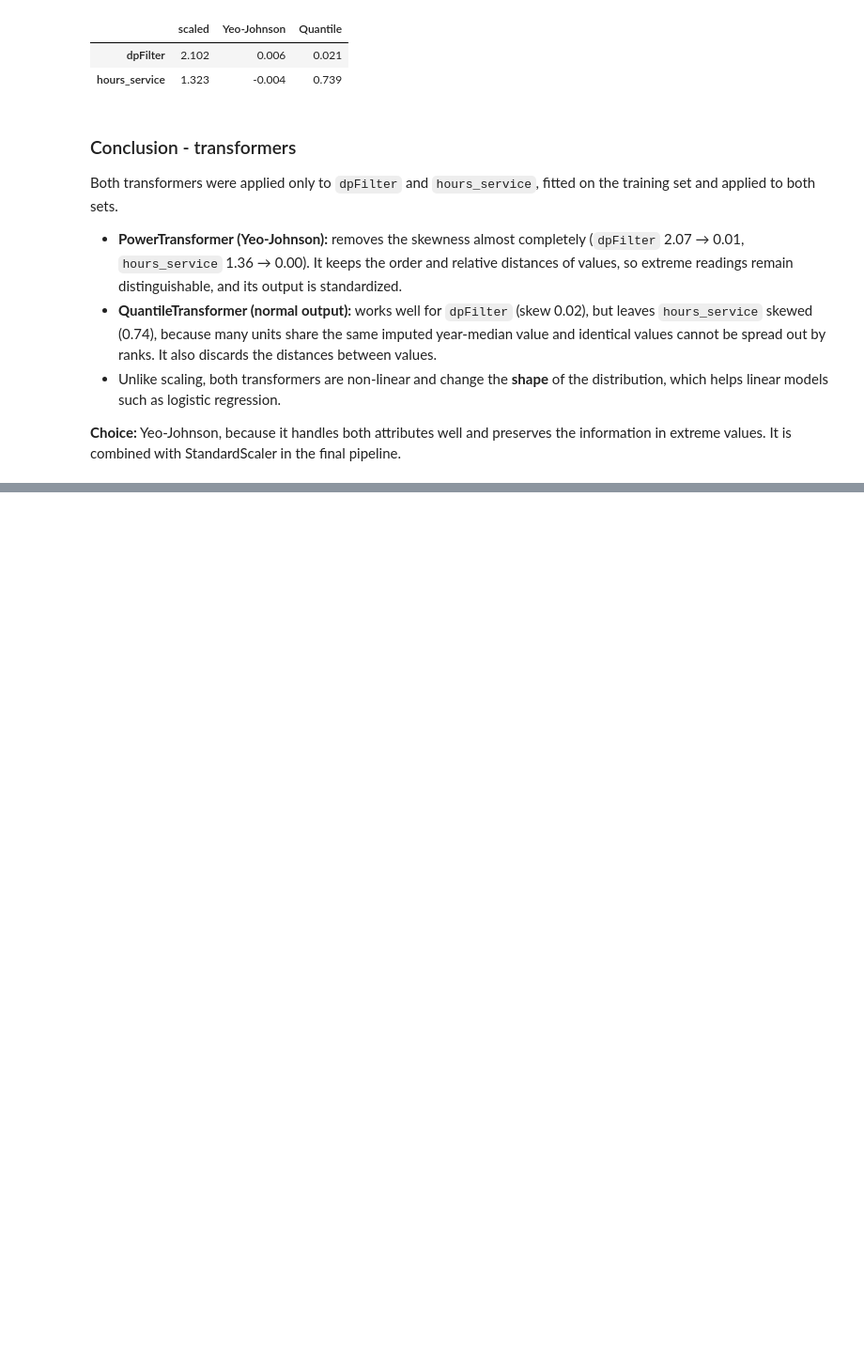
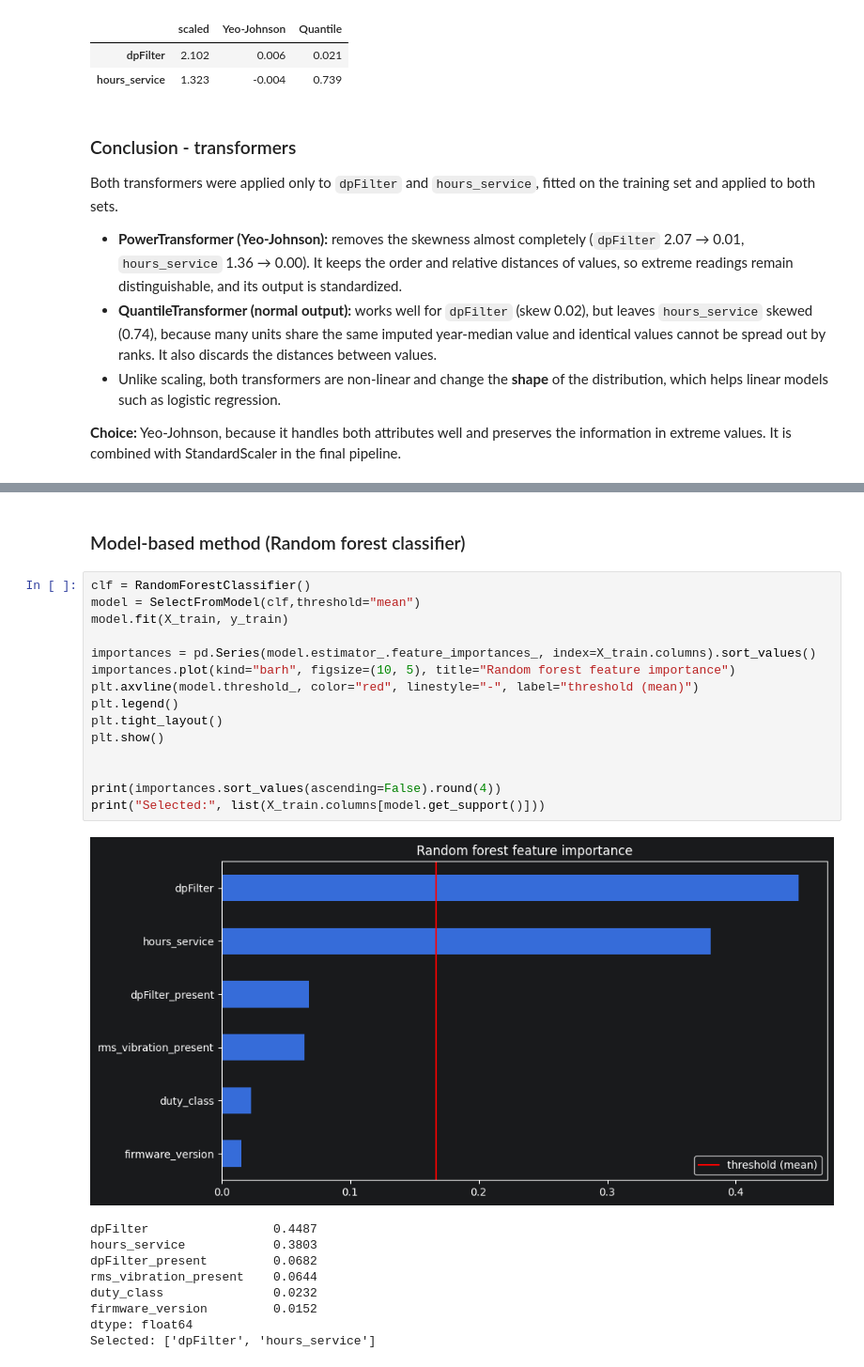
Before and after one commit to yegor-vin/Intelligent-data-analysis--project, a Jupyter notebook: phase-1-final.ipynb, the cells around one changed output, grey strips where cells are left out. Shown at 94% size. Saved outputs shown, nothing was run; the diff lists cells and outputs as text; blank space fills up the shorter version.

```diff
--- a/phase-1-final.ipynb
+++ b/phase-1-final.ipynb
@@ -2351,0 +2406,27 @@ values. It is combined with StandardScaler in the final pipeline.
+# %% [markdown]
+### Model-based method (Random forest classifier)
+# %%
+clf = RandomForestClassifier()
+model = SelectFromModel(clf,threshold="mean")
+model.fit(X_train, y_train)
+
+importances = pd.Series(model.estimator_.feature_importances_, index=X_train.columns).sort_values()
+importances.plot(kind="barh", figsize=(10, 5), title="Random forest feature importance")
+plt.axvline(model.threshold_, color="red", linestyle="-", label="threshold (mean)")
+plt.legend()
+plt.tight_layout()
+plt.show()
+
+
+print(importances.sort_values(ascending=False).round(4))
+print("Selected:", list(X_train.columns[model.get_support()]))
+# %% [output]
+[figure, added]
+dpFilter                 0.4487
+hours_service            0.3803
+dpFilter_present         0.0682
+rms_vibration_present    0.0644
+duty_class               0.0232
+firmware_version         0.0152
+dtype: float64
+Selected: ['dpFilter', 'hours_service']
```
Also changed, not shown: parts of 8 cells of this notebook.
